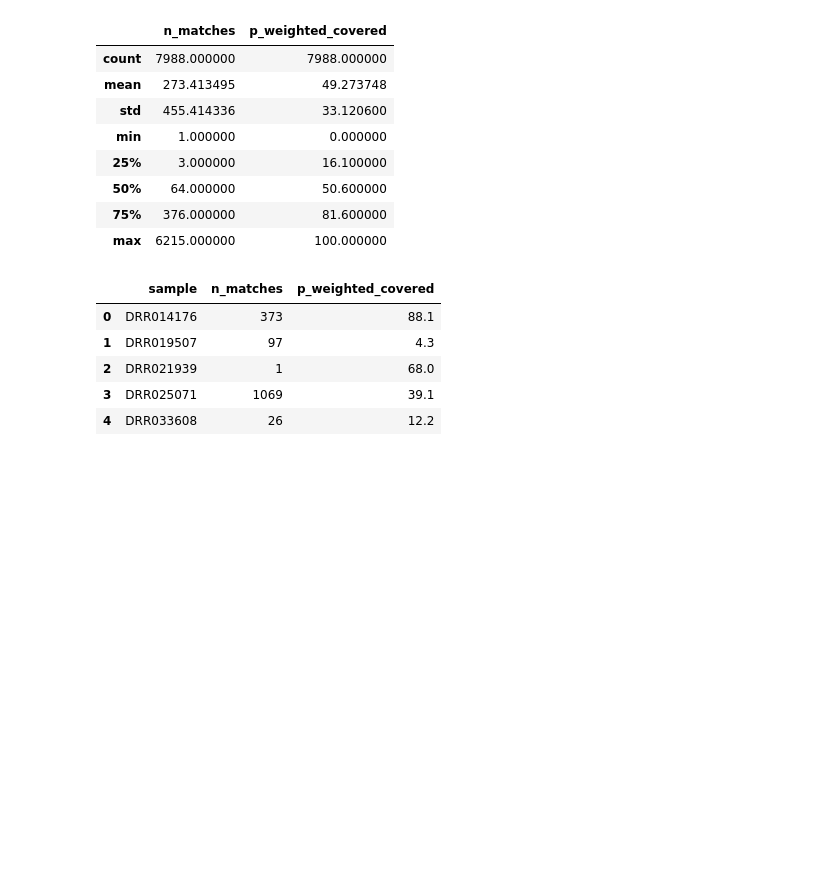
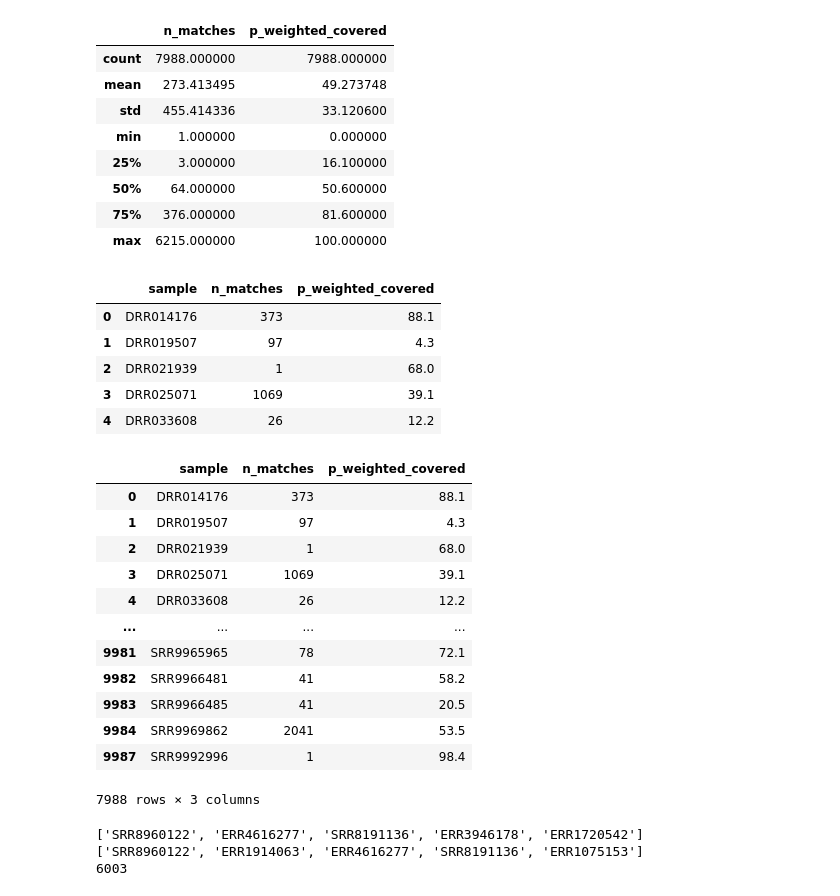
Before and after one commit to dib-lab/2022-sra-gather, a Jupyter notebook: overview.ipynb, the cells around one changed output. Saved outputs shown, nothing was run; the diff lists cells and outputs as text; code cells hidden in the pictures; blank space fills up the shorter version.

```diff
--- a/overview.ipynb
+++ b/overview.ipynb
@@ -41,0 +117,26 @@ summary_df.head()
+# %%
+nonempty_df
+# %% [output]
+|  | sample | n_matches | p_weighted_covered |
+| 0 | DRR014176 | 373 | 88.1 |
+| 1 | DRR019507 | 97 | 4.3 |
+| 2 | DRR021939 | 1 | 68.0 |
+| 3 | DRR025071 | 1069 | 39.1 |
+| 4 | DRR033608 | 26 | 12.2 |
+| ... | ... | ... | ... |
+| 9981 | SRR9965965 | 78 | 72.1 |
+| 9982 | SRR9966481 | 41 | 58.2 |
+| 9983 | SRR9966485 | 41 | 20.5 |
+| 9984 | SRR9969862 | 2041 | 53.5 |
+| 9987 | SRR9992996 | 1 | 98.4 |
+7988 rows × 3 columns
+# %%
+x = set(nonempty_df['sample'])
+y = set(run_info['Run'])
+print(list(x)[:5])
+print(list(y)[:5])
+print(len(x & y))
+# %% [output]
+['SRR8960122', 'ERR4616277', 'SRR8191136', 'ERR3946178', 'ERR1720542']
+['SRR8960122', 'ERR1914063', 'ERR4616277', 'SRR8191136', 'ERR1075153']
+6003
```
Also changed, not shown: parts of 14 cells of this notebook, 1 other file.
